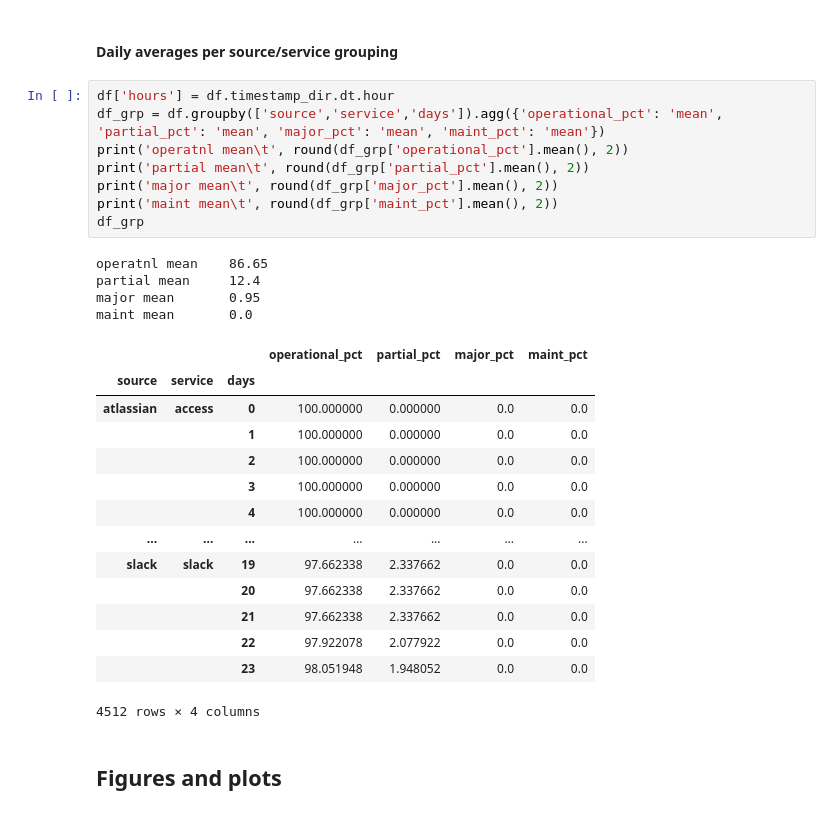
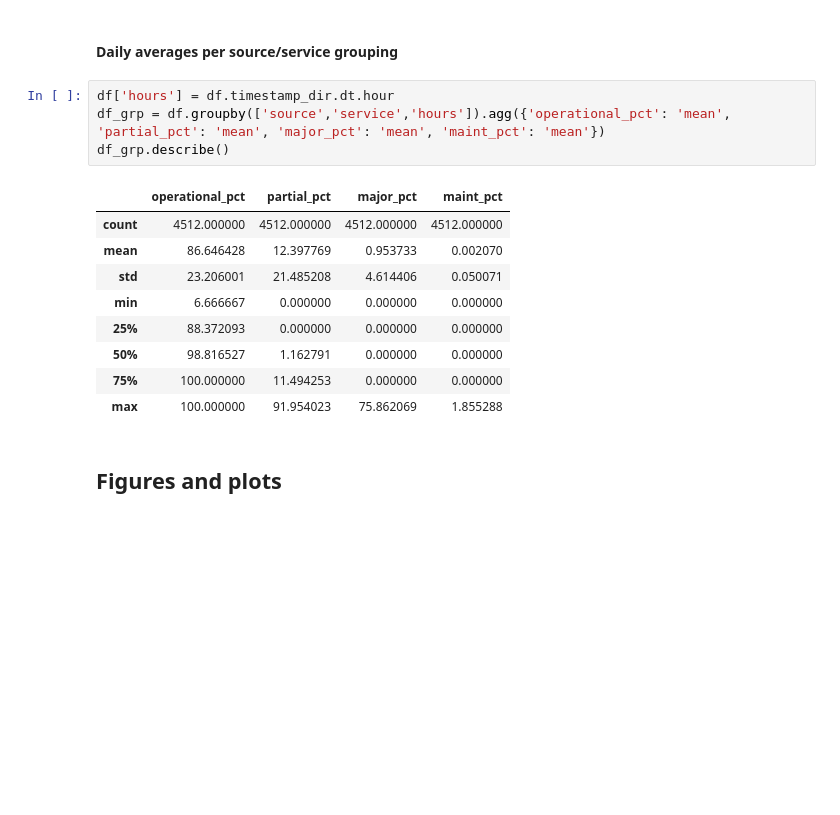
Before and after one commit to shanemin/thesis-msc-cloud-failures, a Jupyter notebook: scripts/stats/analysis.ipynb, the cells around one changed output. Cells and saved outputs as stored; diff of their text form; blank space fills up the shorter version.

```diff
--- a/scripts/stats/analysis.ipynb
+++ b/scripts/stats/analysis.ipynb
@@ -153,31 +140,18 @@ maint mean       0.0
 #### Daily averages per source/service grouping
 # %%
 df['hours'] = df.timestamp_dir.dt.hour
-df_grp = df.groupby(['source','service','days']).agg({'operational_pct': 'mean', 'partial_pct': 'mean', 'major_pct': 'mean', 'maint_pct': 'mean'})
-print('operatnl mean\t', round(df_grp['operational_pct'].mean(), 2))
-print('partial mean\t', round(df_grp['partial_pct'].mean(), 2))
-print('major mean\t', round(df_grp['major_pct'].mean(), 2))
-print('maint mean\t', round(df_grp['maint_pct'].mean(), 2))
-df_grp
+df_grp = df.groupby(['source','service','hours']).agg({'operational_pct': 'mean', 'partial_pct': 'mean', 'major_pct': 'mean', 'maint_pct': 'mean'})
+df_grp.describe()
 # %% [output]
-operatnl mean    86.65
-partial mean     12.4
-major mean       0.95
-maint mean       0.0
-|  |  |  | operational_pct | partial_pct | major_pct | maint_pct |
-| source | service | days |  |  |  |  |
-| atlassian | access | 0 | 100.000000 | 0.000000 | 0.0 | 0.0 |
-|  |  | 1 | 100.000000 | 0.000000 | 0.0 | 0.0 |
-|  |  | 2 | 100.000000 | 0.000000 | 0.0 | 0.0 |
-|  |  | 3 | 100.000000 | 0.000000 | 0.0 | 0.0 |
-|  |  | 4 | 100.000000 | 0.000000 | 0.0 | 0.0 |
-| ... | ... | ... | ... | ... | ... | ... |
-| slack | slack | 19 | 97.662338 | 2.337662 | 0.0 | 0.0 |
-|  |  | 20 | 97.662338 | 2.337662 | 0.0 | 0.0 |
-|  |  | 21 | 97.662338 | 2.337662 | 0.0 | 0.0 |
-|  |  | 22 | 97.922078 | 2.077922 | 0.0 | 0.0 |
-|  |  | 23 | 98.051948 | 1.948052 | 0.0 | 0.0 |
+|  | operational_pct | partial_pct | major_pct | maint_pct |
+| count | 4512.000000 | 4512.000000 | 4512.000000 | 4512.000000 |
+| mean | 86.646428 | 12.397769 | 0.953733 | 0.002070 |
+| std | 23.206001 | 21.485208 | 4.614406 | 0.050071 |
+| min | 6.666667 | 0.000000 | 0.000000 | 0.000000 |
+| 25% | 88.372093 | 0.000000 | 0.000000 | 0.000000 |
+| 50% | 98.816527 | 1.162791 | 0.000000 | 0.000000 |
+| 75% | 100.000000 | 11.494253 | 0.000000 | 0.000000 |
+| max | 100.000000 | 91.954023 | 75.862069 | 1.855288 |
-4512 rows × 4 columns
 # %% [markdown]
 ## Figures and plots
 # %%
```
Also changed, not shown: parts of 5 cells of this notebook.
